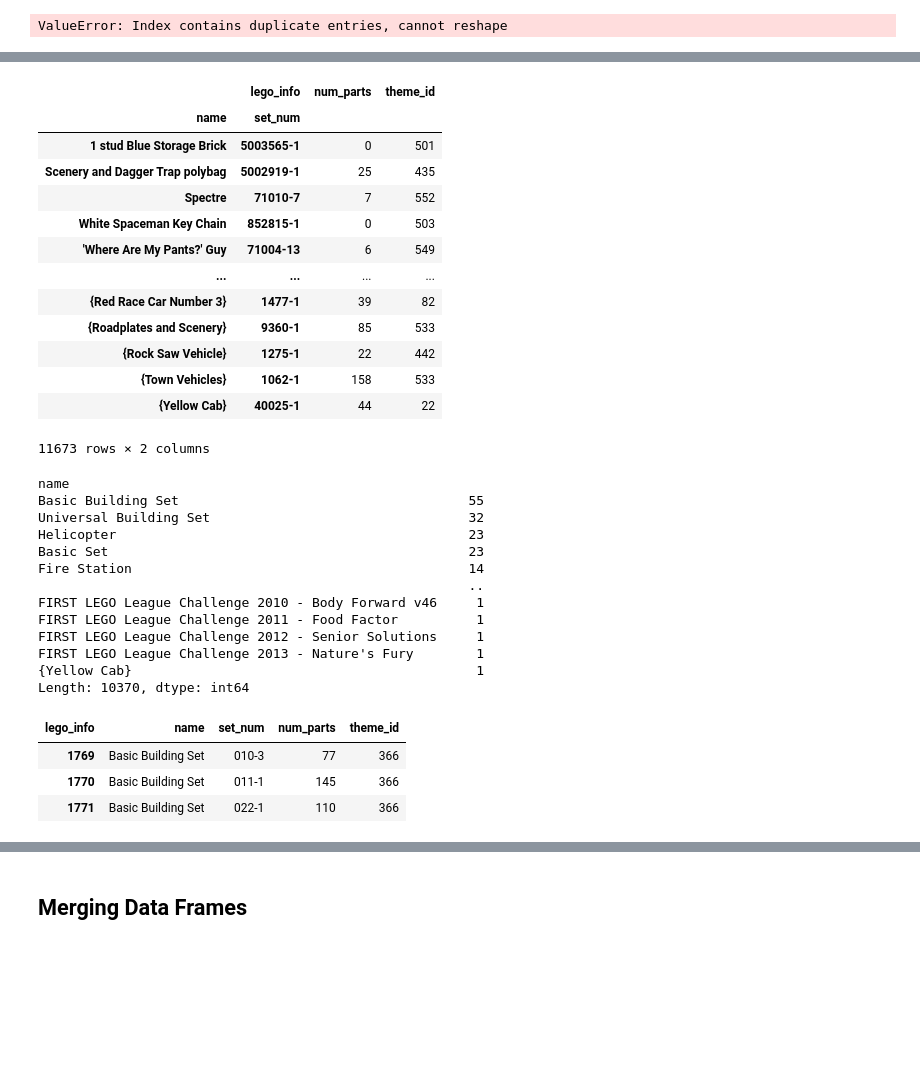
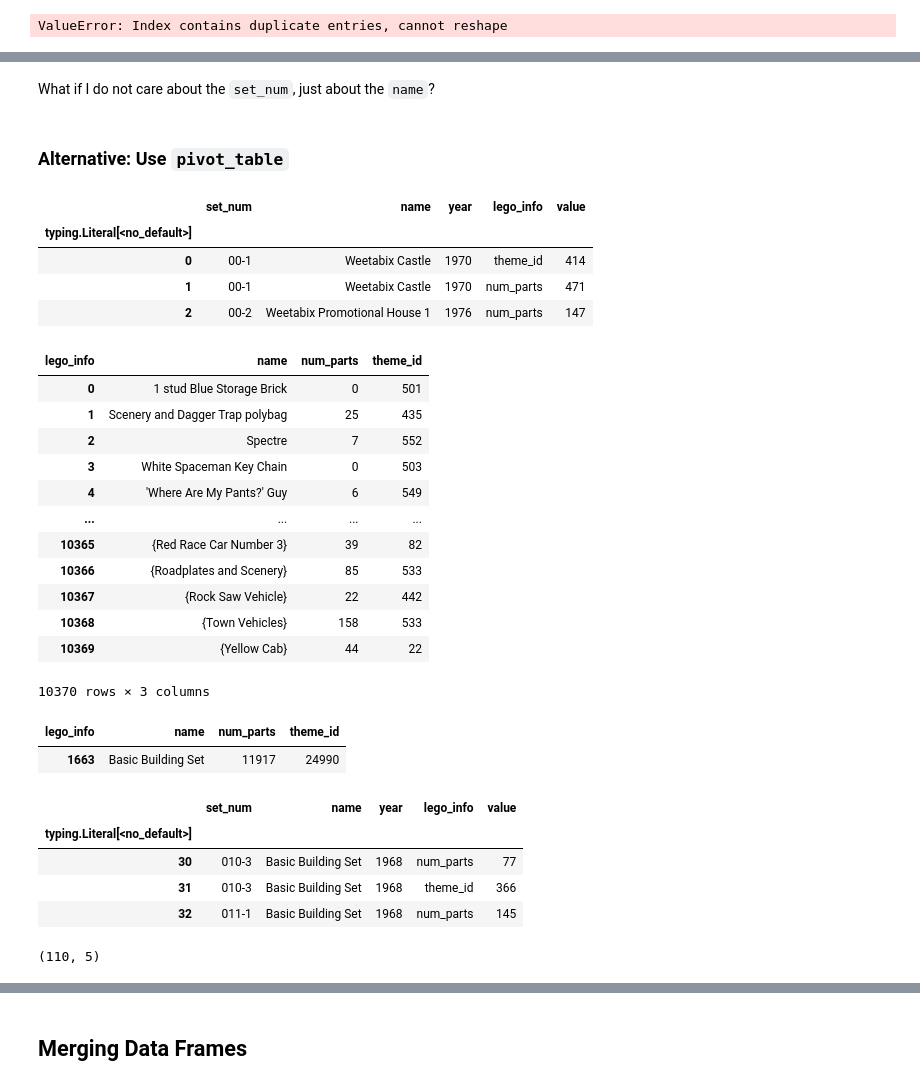
Before and after one commit to sedv8808/UBC_EL_PPDS, a Jupyter notebook: Module3class.ipynb, the cells around one changed output, grey strips where cells are left out. Drawn from its saved outputs; the diff is of its cells as text; code cells hidden in the pictures; blank space fills up the shorter version.

```diff
--- a/Module3class.ipynb
+++ b/Module3class.ipynb
@@ -155,45 +209,49 @@ ValueError: Index contains duplicate entries, cannot reshape
+# %% [markdown]
+What if I do not care about the `set_num`, just about the `name`?
+# %% [markdown]
+### Alternative: Use `pivot_table`
+# %%
+lego.head(3)
+# %% [output]
+|  | set_num | name | year | lego_info | value |
+| typing.Literal[<no_default>] |  |  |  |  |  |
+| 0 | 00-1 | Weetabix Castle | 1970 | theme_id | 414 |
+| 1 | 00-1 | Weetabix Castle | 1970 | num_parts | 471 |
+| 2 | 00-2 | Weetabix Promotional House 1 | 1976 | num_parts | 147 |
 # %%
-lego_tidy3 = lego.pivot_table(index=['name', 'set_num'],
+bbset2 = lego.pivot_table(index='name',
            columns='lego_info',
-           values='value')
-lego_tidy3
+           values='value', aggfunc='sum').reset_index()
+bbset2
 # %% [output]
-|  | lego_info | num_parts | theme_id |
-| name | set_num |  |  |
-| 1 stud Blue Storage Brick | 5003565-1 | 0 | 501 |
-| Scenery and Dagger Trap polybag | 5002919-1 | 25 | 435 |
-| Spectre | 71010-7 | 7 | 552 |
-| White Spaceman Key Chain | 852815-1 | 0 | 503 |
-| 'Where Are My Pants?' Guy | 71004-13 | 6 | 549 |
+| lego_info | name | num_parts | theme_id |
+| 0 | 1 stud Blue Storage Brick | 0 | 501 |
+| 1 | Scenery and Dagger Trap polybag | 25 | 435 |
+| 2 | Spectre | 7 | 552 |
+| 3 | White Spaceman Key Chain | 0 | 503 |
+| 4 | 'Where Are My Pants?' Guy | 6 | 549 |
 | ... | ... | ... | ... |
-| {Red Race Car Number 3} | 1477-1 | 39 | 82 |
-| {Roadplates and Scenery} | 9360-1 | 85 | 533 |
-| {Rock Saw Vehicle} | 1275-1 | 22 | 442 |
-| {Town Vehicles} | 1062-1 | 158 | 533 |
-| {Yellow Cab} | 40025-1 | 44 | 22 |
+| 10365 | {Red Race Car Number 3} | 39 | 82 |
+| 10366 | {Roadplates and Scenery} | 85 | 533 |
+| 10367 | {Rock Saw Vehicle} | 22 | 442 |
+| 10368 | {Town Vehicles} | 158 | 533 |
+| 10369 | {Yellow Cab} | 44 | 22 |
-11673 rows × 2 columns
+10370 rows × 3 columns
-# %%
-lego_tidy3.reset_index().value_counts('name')
-# %% [output]
-name
-Basic Building Set                                     55
-Universal Building Set                                 32
-Helicopter                                             23
-Basic Set                                              23
-Fire Station                                           14
-                                                       ..
-FIRST LEGO League Challenge 2010 - Body Forward v46     1
-FIRST LEGO League Challenge 2011 - Food Factor          1
-FIRST LEGO League Challenge 2012 - Senior Solutions     1
-FIRST LEGO League Challenge 2013 - Nature's Fury        1
-{Yellow Cab}                                            1
-Length: 10370, dtype: int64
 # %%
-lego_tidy3 = lego_tidy3.reset_index()
-lego_tidy3[lego_tidy3['name']=='Basic Building Set'].head(3)
+bbset2[bbset2['name']=="Basic Building Set"]
 # %% [output]
-| lego_info | name | set_num | num_parts | theme_id |
-| 1769 | Basic Building Set | 010-3 | 77 | 366 |
-| 1770 | Basic Building Set | 011-1 | 145 | 366 |
-| 1771 | Basic Building Set | 022-1 | 110 | 366 |
+| lego_info | name | num_parts | theme_id |
+| 1663 | Basic Building Set | 11917 | 24990 |
+# %%
+bbset.head(3)
+# %% [output]
+|  | set_num | name | year | lego_info | value |
+| typing.Literal[<no_default>] |  |  |  |  |  |
+| 30 | 010-3 | Basic Building Set | 1968 | num_parts | 77 |
+| 31 | 010-3 | Basic Building Set | 1968 | theme_id | 366 |
+| 32 | 011-1 | Basic Building Set | 1968 | num_parts | 145 |
+# %%
+bbset.shape
+# %% [output]
+(110, 5)
 # %%
```
Also changed, not shown: parts of 52 cells of this notebook.
